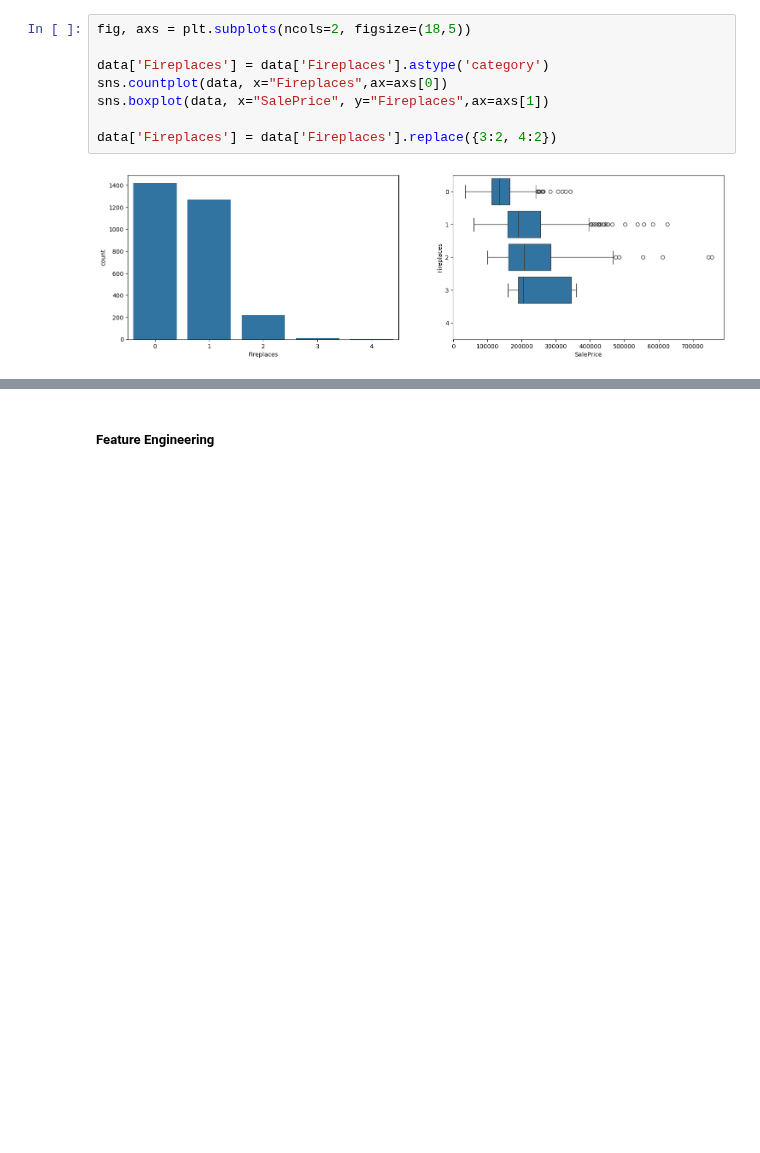
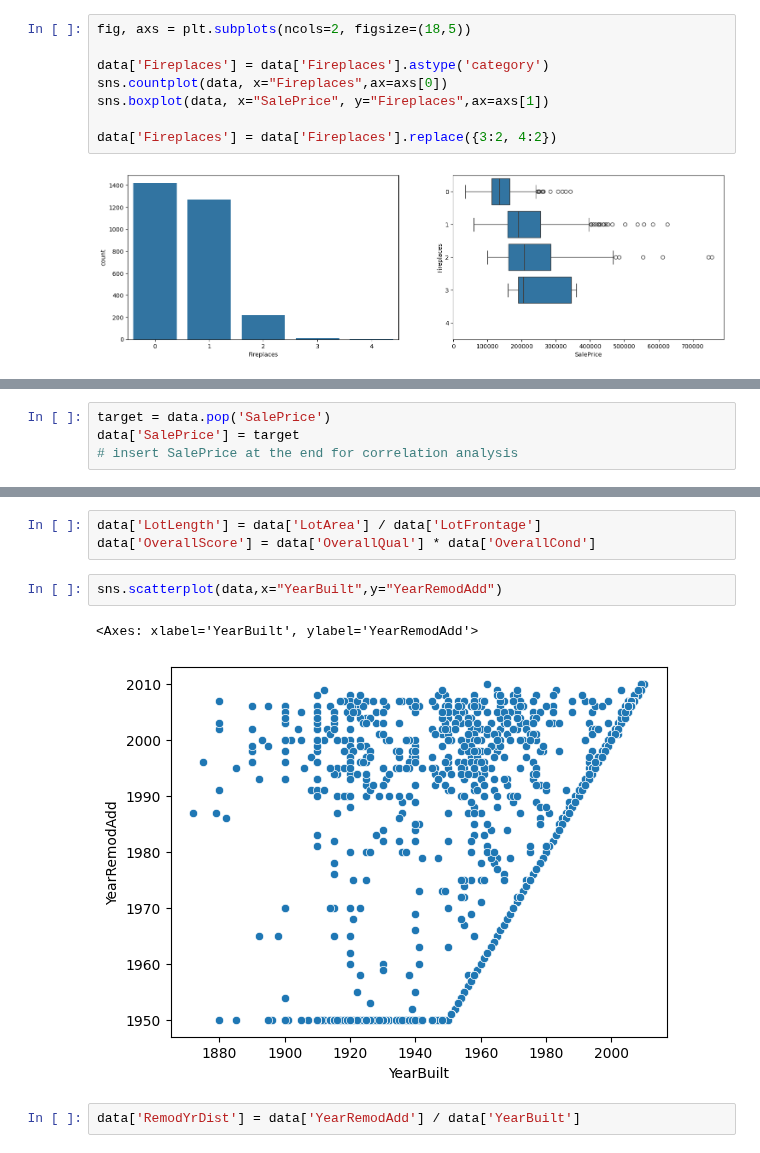
Before and after one commit to LoneCoder21/Kaggle-Notebooks, a Jupyter notebook: Regression/House Prices/property_prices.ipynb, the cells around one changed output, grey strips where cells are left out. Drawn from its saved outputs; the diff is of its cells as text; blank space fills up the shorter version.

Commit message:
do some more feature engineering

```diff
--- a/Regression/House Prices/property_prices.ipynb
+++ b/Regression/House Prices/property_prices.ipynb
@@ -516,3 +559,7 @@ data['Fireplaces'] = data['Fireplaces'].replace({3:2, 4:2})
+# %%
+target = data.pop('SalePrice')
+data['SalePrice'] = target
+# insert SalePrice at the end for correlation analysis
 # %%
 data_corr = pd.DataFrame(data)
 le = LabelEncoder()
@@ -531,2 +578,10 @@ sns.heatmap(corr, linewidths=.5, mask=matrix_mask)
-# %% [markdown]
-##### Feature Engineering
+# %%
+data['LotLength'] = data['LotArea'] / data['LotFrontage']
+data['OverallScore'] = data['OverallQual'] * data['OverallCond']
+# %%
+sns.scatterplot(data,x="YearBuilt",y="YearRemodAdd")
+# %% [output]
+<Axes: xlabel='YearBuilt', ylabel='YearRemodAdd'>
+[figure, added]
+# %%
+data['RemodYrDist'] = data['YearRemodAdd'] / data['YearBuilt']
```
Also changed, not shown: parts of 14 cells of this notebook, 1 other file.
